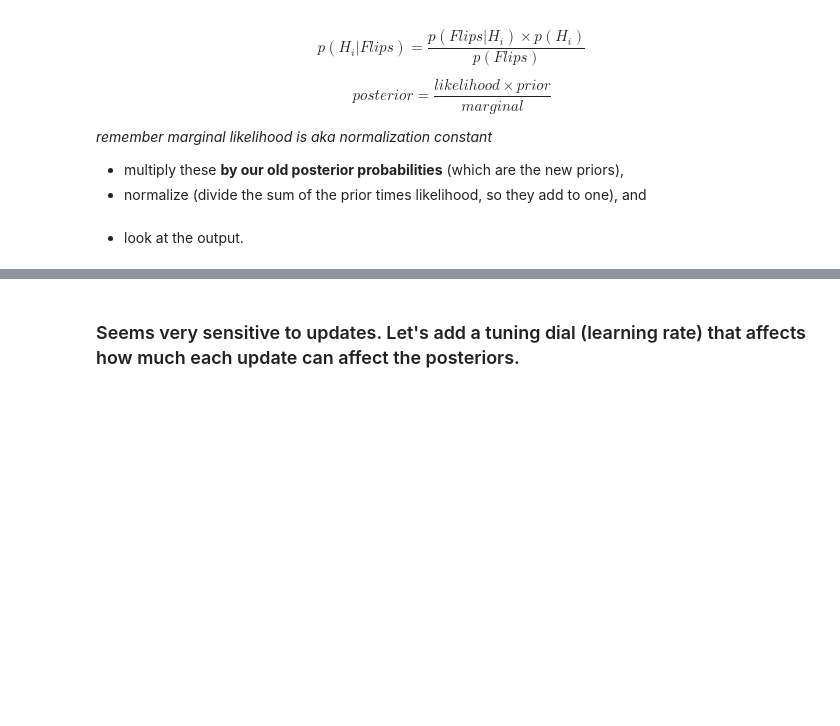
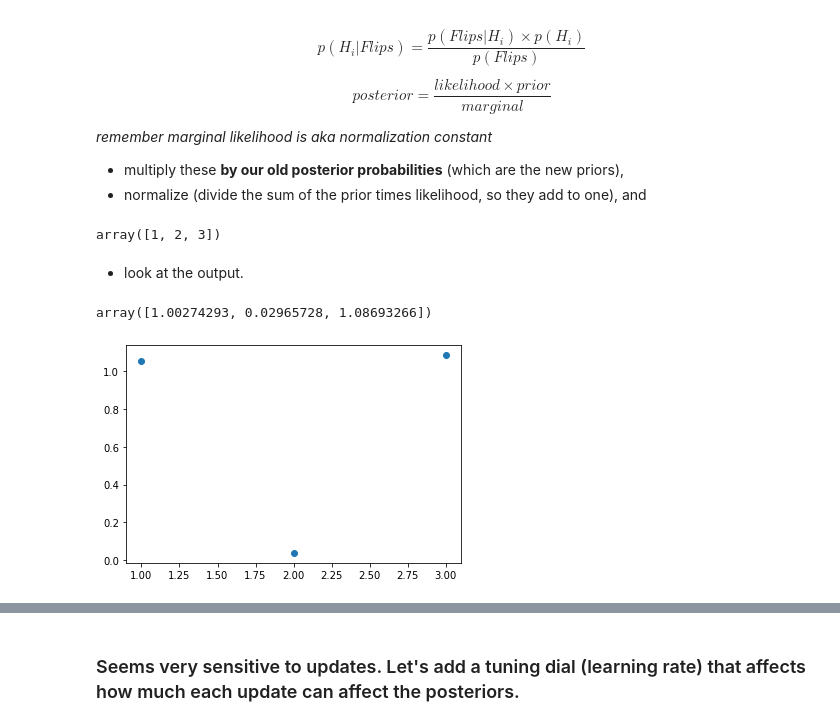
Before and after one commit to MekdiYilma/notes, a Jupyter notebook: bayes-intro/bayes-intro.ipynb, the cells around one changed output, grey strips where cells are left out. Drawn from its saved outputs; the diff is of its cells as text; code cells hidden in the pictures; blank space fills up the shorter version.

```diff
--- a/bayes-intro/bayes-intro.ipynb
+++ b/bayes-intro/bayes-intro.ipynb
@@ -297,6 +401,17 @@ posterior   = \frac{likelihood \times prior}{marginal}
 
  * multiply these **by our old posterior probabilities** (which are the new priors),
  * normalize (divide the sum of the prior times likelihood, so they add to one), and
+# %%
+a = np.array([1,2,3])
+b = np.array([4])
+a = np.concatenate((a,b))
+a
+
+a = [1,2,3]
+b = np.array([i for i in a])
+b
+# %% [output]
+array([1, 2, 3])
 # %%
 # helper function 3
 marginal = 1  # placeholder, If we have zero flips, P(flips)=1 as default.
@@ -318,5 +440,17 @@ def calculate_posterior(likelihoods_lst, prior_lst):
 # %% [markdown]
  * look at the output.
+# %%
+[1,0,1]+np.random.random(3)/10
+# %% [output]
+array([1.00274293, 0.02965728, 1.08693266])
+# %%
+fig, ax = plt.subplots()
+
+x = [1,0,1]
+y = x + np.random.random(3)/10
+ax.scatter(np.arange(1,len(x)+1), y);
+# %% [output]
+[figure, added]
 # %%
 # helper function - plot the probability of the fair coin with increased flips
 
```
Also changed, not shown: parts of 25 cells of this notebook.
